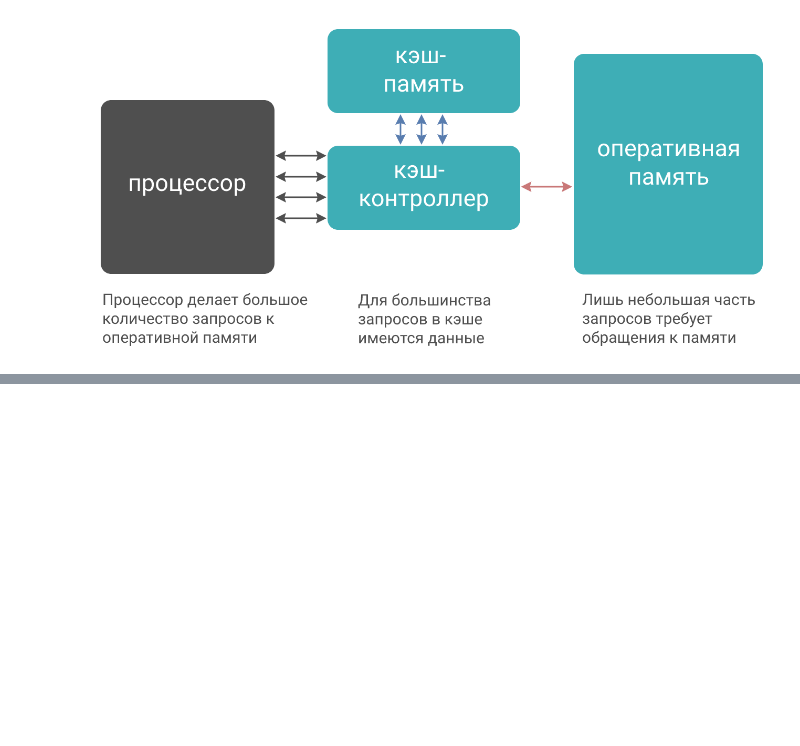
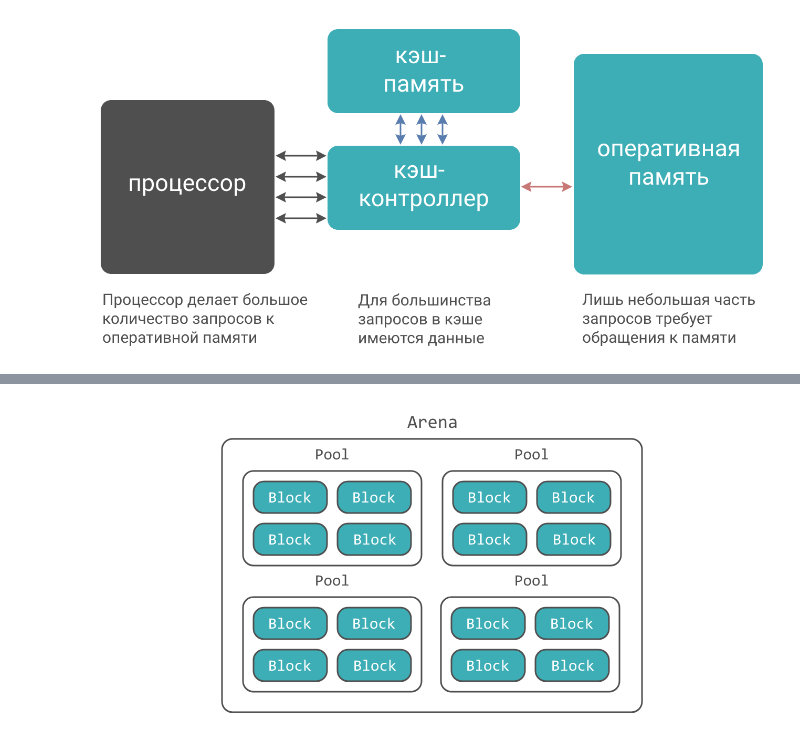
Before and after one commit to KovalenkoKonstantin/Python-Generation-a-Course-for-Professionals, a Jupyter notebook: 5/5.1 Memory strusture in Python.ipynb, the cells around one changed output, grey strips where cells are left out. Saved outputs shown, nothing was run; the diff lists cells and outputs as text; code cells hidden in the pictures; blank space fills up the shorter version.

```diff
--- a/5/5.1 Memory strusture in Python.ipynb
+++ b/5/5.1 Memory strusture in Python.ipynb
@@ -55,0 +143,7 @@ display(Image(filename=r'\\infotecs-nt\dfsroot$\Users\Kovalenko.Kon\Desktop\Но
+# %%
+from IPython.display import Image, display
+
+name = 'память3.png'
+display(Image(filename=f'D:\\images\\{name}'))
+# %% [output]
+[figure, added]
```
Also changed, not shown: parts of 56 cells of this notebook.
